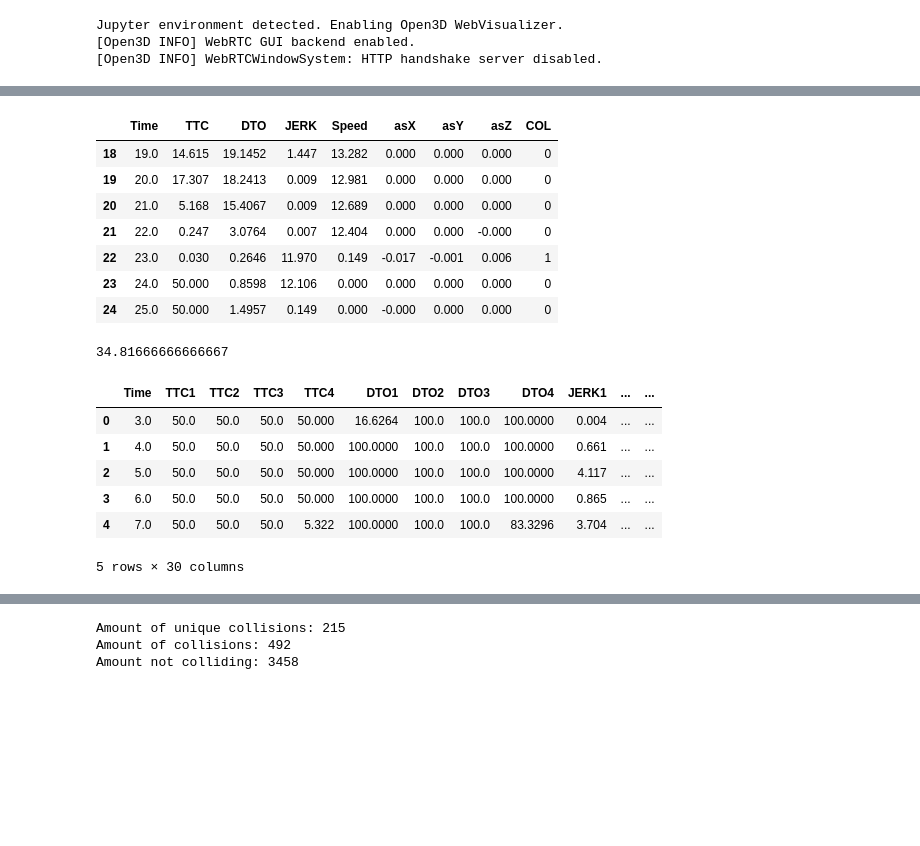
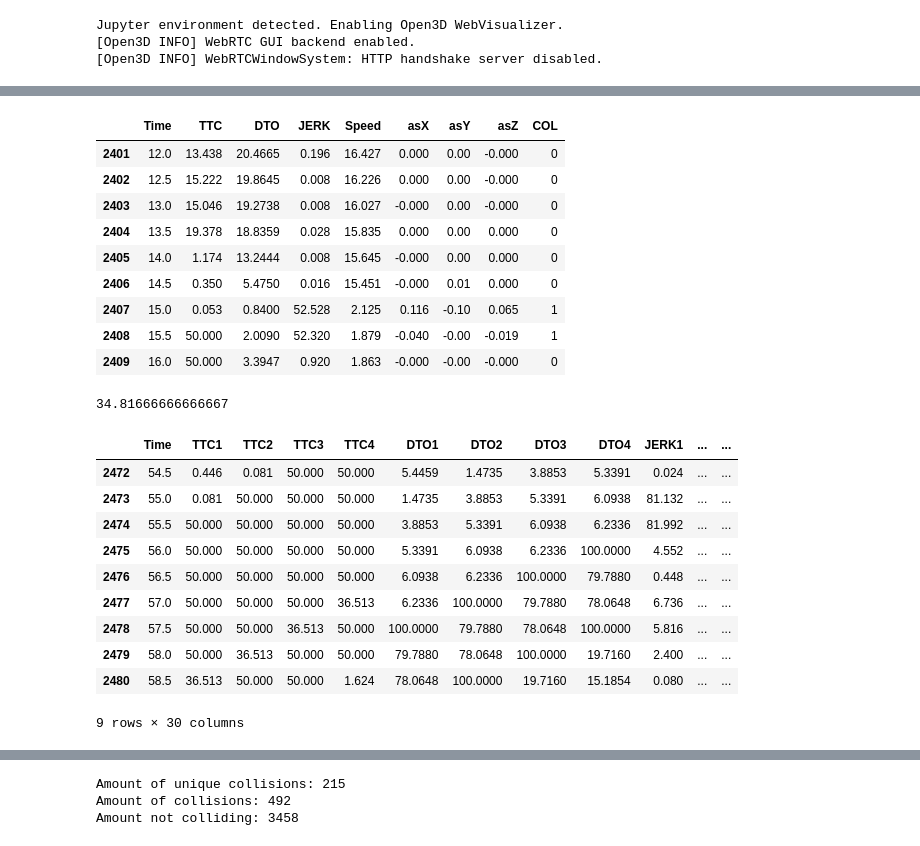
Before and after one commit to SigurdGH/MasterThesis, a Jupyter notebook: main/generateTestingData/processGeneratedData.ipynb, the cells around one changed output, grey strips where cells are left out. Cells and saved outputs as stored; diff of their text form; code cells hidden in the pictures; blank space fills up the shorter version.

```diff
--- a/main/generateTestingData/processGeneratedData.ipynb
+++ b/main/generateTestingData/processGeneratedData.ipynb
@@ -113,27 +113,33 @@ makeDataUsable(df, 2, 3, True)
 # %%
 rawData = read_csv("../../data/generatedData.csv")
-rawData.iloc[18:25]
+rawData.iloc[2401:2410]
 # %% [output]
 |  | Time | TTC | DTO | JERK | Speed | asX | asY | asZ | COL |
-| 18 | 19.0 | 14.615 | 19.1452 | 1.447 | 13.282 | 0.000 | 0.000 | 0.000 | 0 |
-| 19 | 20.0 | 17.307 | 18.2413 | 0.009 | 12.981 | 0.000 | 0.000 | 0.000 | 0 |
-| 20 | 21.0 | 5.168 | 15.4067 | 0.009 | 12.689 | 0.000 | 0.000 | 0.000 | 0 |
-| 21 | 22.0 | 0.247 | 3.0764 | 0.007 | 12.404 | 0.000 | 0.000 | -0.000 | 0 |
-| 22 | 23.0 | 0.030 | 0.2646 | 11.970 | 0.149 | -0.017 | -0.001 | 0.006 | 1 |
-| 23 | 24.0 | 50.000 | 0.8598 | 12.106 | 0.000 | 0.000 | 0.000 | 0.000 | 0 |
-| 24 | 25.0 | 50.000 | 1.4957 | 0.149 | 0.000 | -0.000 | 0.000 | 0.000 | 0 |
+| 2401 | 12.0 | 13.438 | 20.4665 | 0.196 | 16.427 | 0.000 | 0.00 | -0.000 | 0 |
+| 2402 | 12.5 | 15.222 | 19.8645 | 0.008 | 16.226 | 0.000 | 0.00 | -0.000 | 0 |
+| 2403 | 13.0 | 15.046 | 19.2738 | 0.008 | 16.027 | -0.000 | 0.00 | -0.000 | 0 |
+| 2404 | 13.5 | 19.378 | 18.8359 | 0.028 | 15.835 | 0.000 | 0.00 | 0.000 | 0 |
+| 2405 | 14.0 | 1.174 | 13.2444 | 0.008 | 15.645 | -0.000 | 0.00 | 0.000 | 0 |
+| 2406 | 14.5 | 0.350 | 5.4750 | 0.016 | 15.451 | -0.000 | 0.01 | 0.000 | 0 |
+| 2407 | 15.0 | 0.053 | 0.8400 | 52.528 | 2.125 | 0.116 | -0.10 | 0.065 | 1 |
+| 2408 | 15.5 | 50.000 | 2.0090 | 52.320 | 1.879 | -0.040 | -0.00 | -0.019 | 1 |
+| 2409 | 16.0 | 50.000 | 3.3947 | 0.920 | 1.863 | -0.000 | -0.00 | -0.000 | 0 |
 # %%
 len(rawData)//2/60
 # %% [output]
 34.81666666666667
 # %%
 data = makeDataUsable(read_csv("../../data/generatedData.csv"), pastImportance=4, rowsBeforeCol=5, removeCol=True)
-data.head(5)
+data.iloc[2401:2410]
 # %% [output]
 |  | Time | TTC1 | TTC2 | TTC3 | TTC4 | DTO1 | DTO2 | DTO3 | DTO4 | JERK1 | ... | ... |
-| 0 | 3.0 | 50.0 | 50.0 | 50.0 | 50.000 | 16.6264 | 100.0 | 100.0 | 100.0000 | 0.004 | ... | ... |
-| 1 | 4.0 | 50.0 | 50.0 | 50.0 | 50.000 | 100.0000 | 100.0 | 100.0 | 100.0000 | 0.661 | ... | ... |
-| 2 | 5.0 | 50.0 | 50.0 | 50.0 | 50.000 | 100.0000 | 100.0 | 100.0 | 100.0000 | 4.117 | ... | ... |
-| 3 | 6.0 | 50.0 | 50.0 | 50.0 | 50.000 | 100.0000 | 100.0 | 100.0 | 100.0000 | 0.865 | ... | ... |
-| 4 | 7.0 | 50.0 | 50.0 | 50.0 | 5.322 | 100.0000 | 100.0 | 100.0 | 83.3296 | 3.704 | ... | ... |
+| 2472 | 54.5 | 0.446 | 0.081 | 50.000 | 50.000 | 5.4459 | 1.4735 | 3.8853 | 5.3391 | 0.024 | ... | ... |
+| 2473 | 55.0 | 0.081 | 50.000 | 50.000 | 50.000 | 1.4735 | 3.8853 | 5.3391 | 6.0938 | 81.132 | ... | ... |
+| 2474 | 55.5 | 50.000 | 50.000 | 50.000 | 50.000 | 3.8853 | 5.3391 | 6.0938 | 6.2336 | 81.992 | ... | ... |
+| 2475 | 56.0 | 50.000 | 50.000 | 50.000 | 50.000 | 5.3391 | 6.0938 | 6.2336 | 100.0000 | 4.552 | ... | ... |
+| 2476 | 56.5 | 50.000 | 50.000 | 50.000 | 50.000 | 6.0938 | 6.2336 | 100.0000 | 79.7880 | 0.448 | ... | ... |
+| 2477 | 57.0 | 50.000 | 50.000 | 50.000 | 36.513 | 6.2336 | 100.0000 | 79.7880 | 78.0648 | 6.736 | ... | ... |
+| 2478 | 57.5 | 50.000 | 50.000 | 36.513 | 50.000 | 100.0000 | 79.7880 | 78.0648 | 100.0000 | 5.816 | ... | ... |
+| 2479 | 58.0 | 50.000 | 36.513 | 50.000 | 50.000 | 79.7880 | 78.0648 | 100.0000 | 19.7160 | 2.400 | ... | ... |
+| 2480 | 58.5 | 36.513 | 50.000 | 50.000 | 1.624 | 78.0648 | 100.0000 | 19.7160 | 15.1854 | 0.080 | ... | ... |
-5 rows × 30 columns
+9 rows × 30 columns
```
Also changed, not shown: parts of 6 cells of this notebook, 2 other files.
